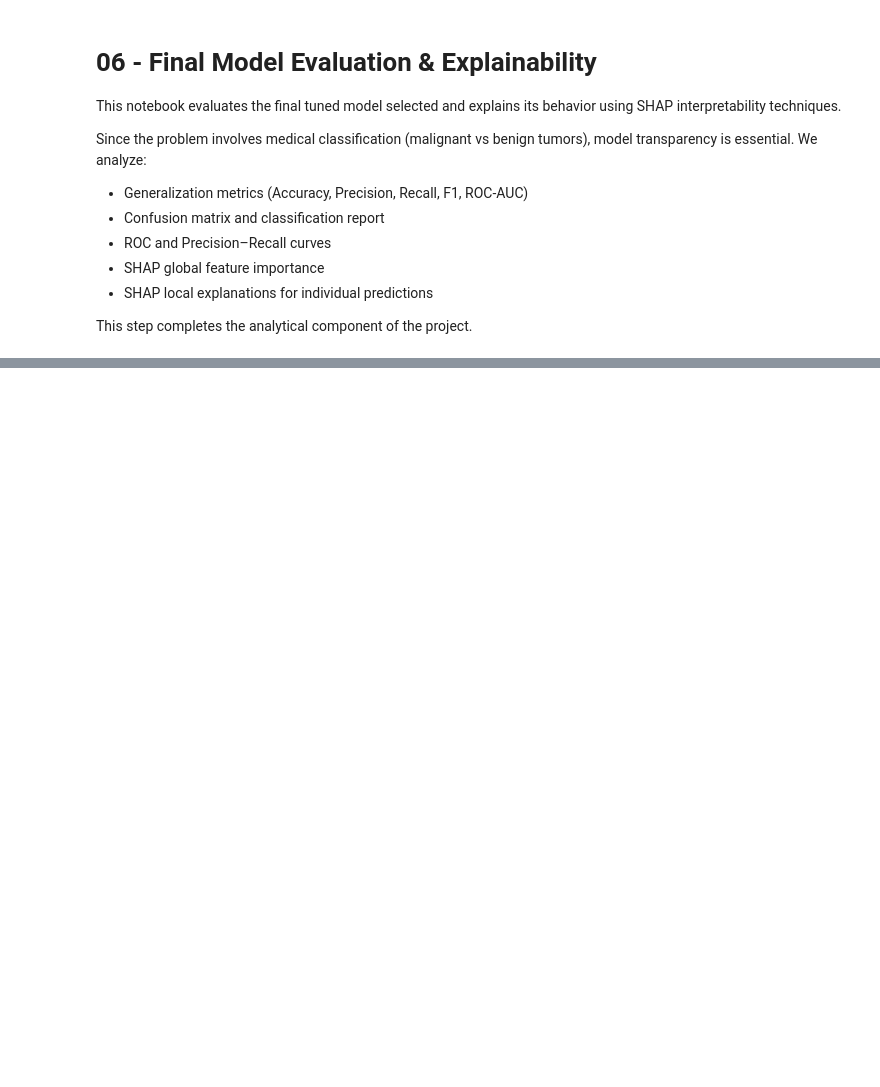
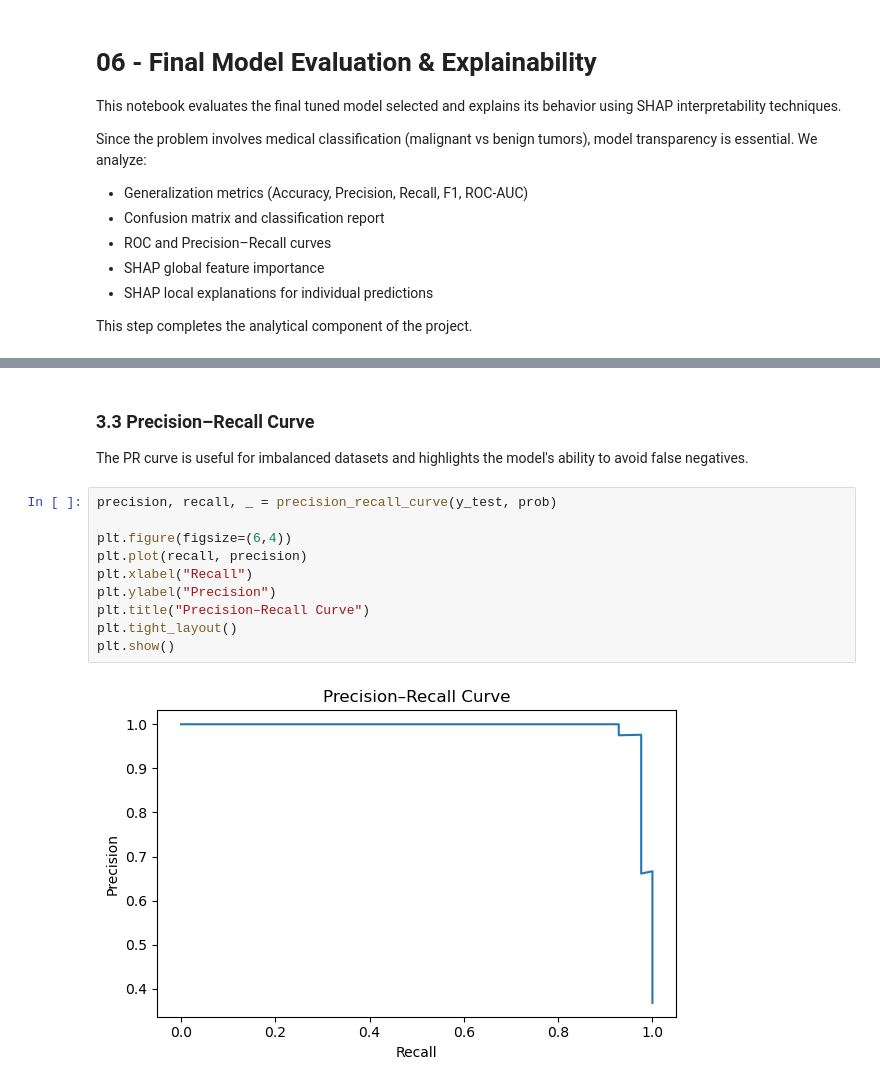
Before and after one commit to ludoteca12/Breast-Cancer-Wisconsin, a Jupyter notebook: notebooks/06_Model_Evaluation.ipynb, the cells around one changed output, grey strips where cells are left out. Drawn from its saved outputs; the diff is of its cells as text; blank space fills up the shorter version.

```diff
--- a/notebooks/06_Model_Evaluation.ipynb
+++ b/notebooks/06_Model_Evaluation.ipynb
@@ -64,0 +144,16 @@ IndexError: only integers, slices (`:`), ellipsis (`...`), numpy.newaxis (`None`
+# %% [markdown]
+### 3.3 Precision–Recall Curve
+
+The PR curve is useful for imbalanced datasets and highlights the model's ability to avoid false negatives.
+# %%
+precision, recall, _ = precision_recall_curve(y_test, prob)
+
+plt.figure(figsize=(6,4))
+plt.plot(recall, precision)
+plt.xlabel("Recall")
+plt.ylabel("Precision")
+plt.title("Precision–Recall Curve")
+plt.tight_layout()
+plt.show()
+# %% [output]
+[figure, added]
```
Also changed, not shown: parts of 21 cells of this notebook.
